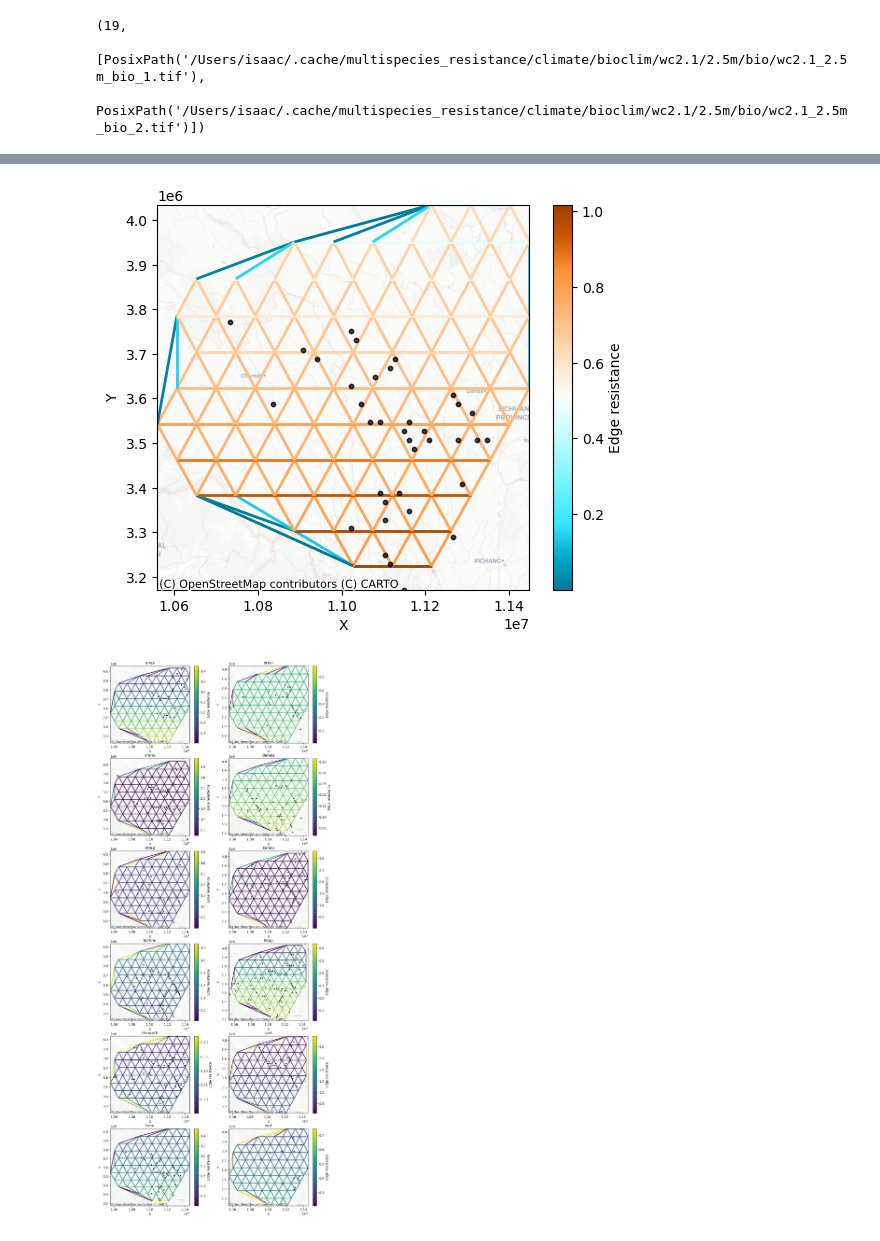
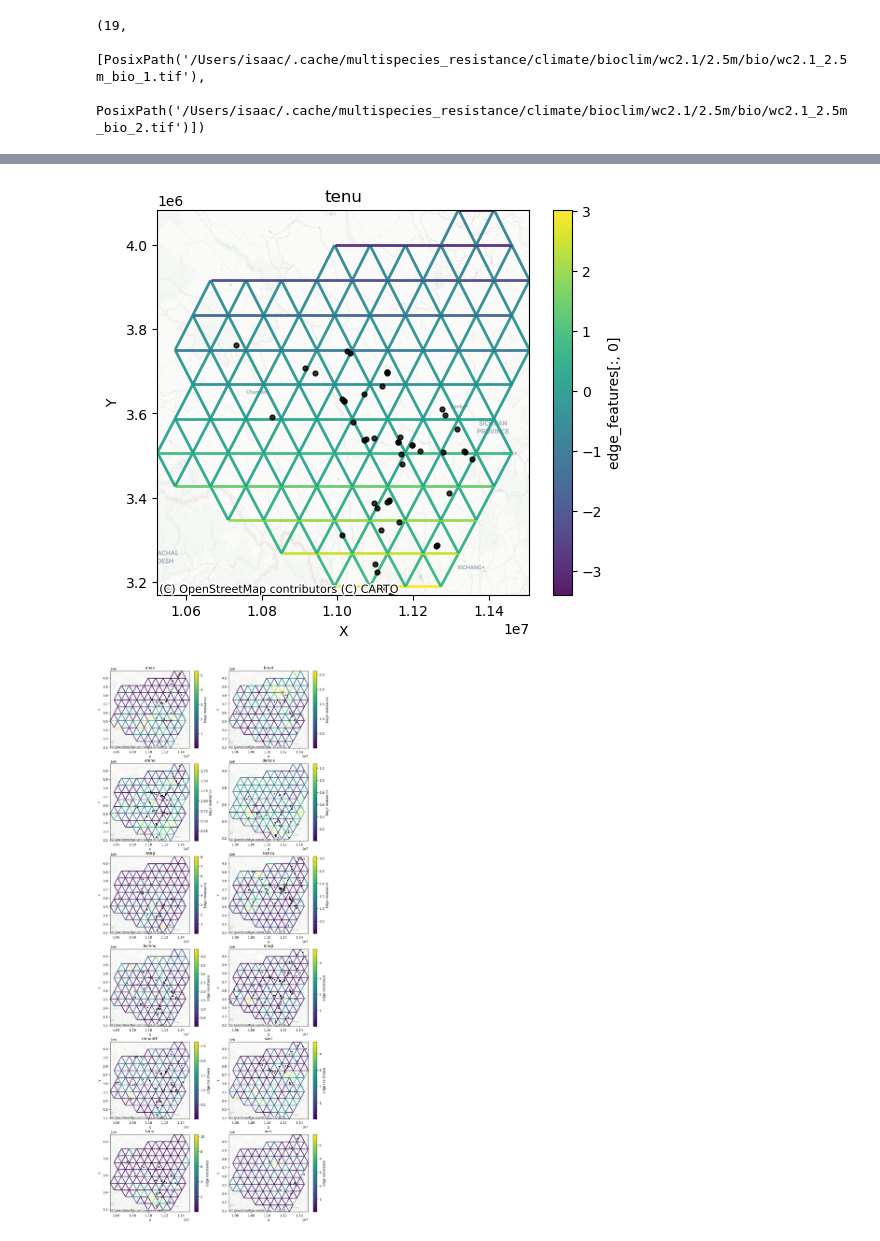
Before and after one commit to isaacovercast/meadow, a Jupyter notebook: notebooks/pedic_example.ipynb, the cells around one changed output, grey strips where cells are left out. Drawn from its saved outputs; the diff is of its cells as text; code cells hidden in the pictures.

Commit message:
Removed knn/delaunay graph building functions and cleaned up edge artifacts around perimeter of bounding polygons

```diff
--- a/notebooks/pedic_example.ipynb
+++ b/notebooks/pedic_example.ipynb
@@ -46,14 +46,11 @@ len(raster_paths), raster_paths[:2]
  [PosixPath('/Users/isaac/.cache/multispecies_resistance/climate/bioclim/wc2.1/2.5m/bio/wc2.1_2.5m_bio_1.tif'),
   PosixPath('/Users/isaac/.cache/multispecies_resistance/climate/bioclim/wc2.1/2.5m/bio/wc2.1_2.5m_bio_2.tif')])
 # %%
-# Load a subset of species and sample downloaded climate rasters at pseudo-site nodes
-species_list, env_names = load_pedic_species(
+# Load a subset of species (sample-level only)
+species_list = load_pedic_species(
     PEDIC_DIR,
     species_names=species_names,
-    spacing_km=100.0,
-    raster_paths=raster_paths,
-    raster_fill_method='nearest',
     mmap_mode='r',
 )
-[s.name for s in species_list], env_names
+[s.name for s in species_list]
 # %% [output]
@@ -78,15 +70,19 @@ species_list, env_names = load_pedic_species(
 # Build graphs and train
 graphs, stats = build_species_graphs(
     species_list,
-    graph_type='dense_mesh',
     project_to='EPSG:3857',
     mesh_grid_type='triangular',
     bbox='convex_hull',
-    buffer_km=100.0,
+    #bbox_file="../../pedic_grid/hengduan_outer_latlong.txt",
+    mesh_spacing_km=80,
+    buffer_km=50.0,
     coord_order='latlon',
     coords_crs='EPSG:4326',
+    raster_paths=raster_paths,
+    raster_fill_method='nearest',
     standardize=True,
 )
 
-model = train_model(graphs, hidden_dim=32, lr=1e-2, epochs=500, log_every=25)
+spidx = -2
+ax, gdf = graphs[spidx].plot(edge_feature_idx=0, basemap=True)
 # %% [output]
@@ -113,19 +103,13 @@ epoch  500 loss 0.162360 val 0.015694
 # %%
-# Visualize edge resistances for the first species
+# Visualize edge-feature map for the selected species graph
 spidx = -2
-ax, gdf = plot_species_resistance(
-    graphs[spidx].node_coords,
-    graphs[spidx].edge_index,
-    edge_values=None,
-    model=model,
-    edge_features=graphs[spidx].edge_features,
-    species_idx=spidx,
-    show_sites=True,
-    sample_coords=species_list[spidx].site_coords,
+ax, gdf = graphs[spidx].plot(
+    edge_feature_idx=0,
     basemap=True,
+    title=species_list[spidx].name,
 )
 # %% [output]
-[figure, old version]
+[figure, new version]
 # %%
 # Multi-species edge resistances (subplot grid)
 _ = plot_multi_edge_resistance(
@@ -138,7 +122,7 @@ _ = plot_multi_edge_resistance(
     cmap="viridis",
 )
 # %% [output]
-[figure, old version]
+[figure, new version]
 # %%
 # Shared resistance surface (rasterized)
 fig = plot_shared_resistance(
```
Also changed, not shown: parts of 9 cells of this notebook, 23 other files.
